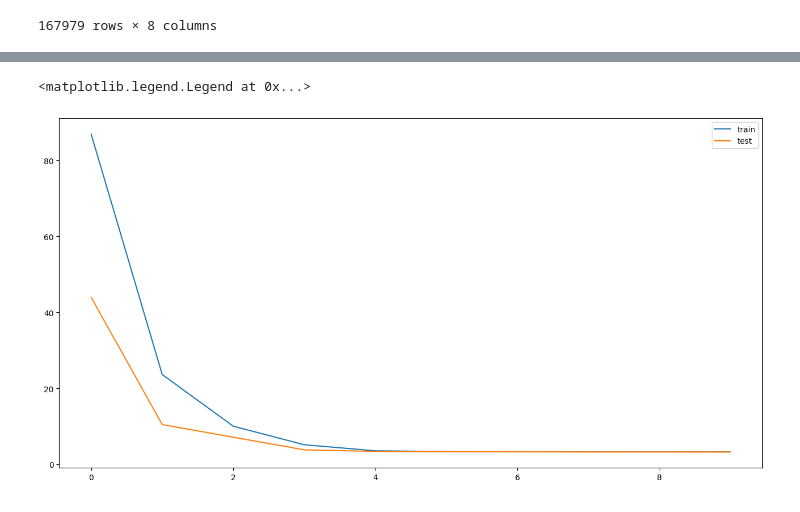
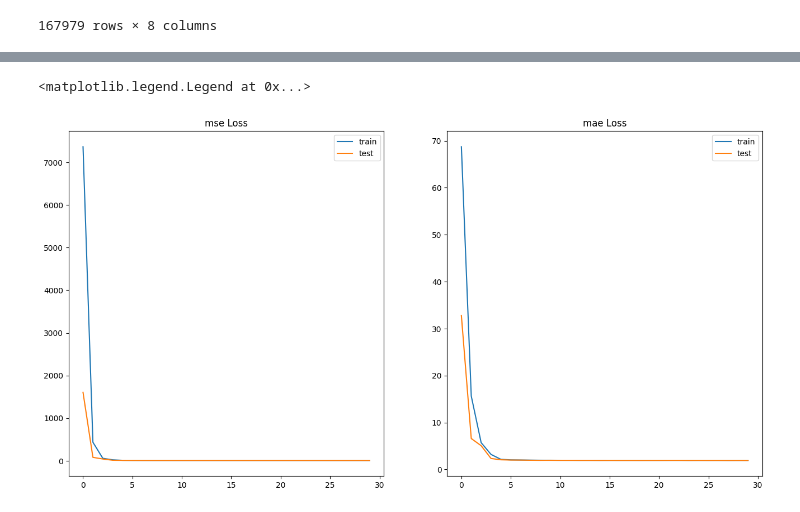
Before and after one commit to yunjihyung/Deep_learning_Programing, a Jupyter notebook: 과제1/Modeling/mlp.ipynb, the cells around one changed output, grey strips where cells are left out. Drawn from its saved outputs; the diff is of its cells as text; code cells hidden in the pictures.

```diff
--- a/과제1/Modeling/mlp.ipynb
+++ b/과제1/Modeling/mlp.ipynb
@@ -58,16 +54,14 @@ train_dataset = MyDataset(train_scaled, y_train)
 test_dataset = MyDataset(test_scaled, y_test)
 # %%
 train_loader = DataLoader(train_dataset, batch_size=32, shuffle=True)
-test_loader = DataLoader(test_dataset, batch_size=32, shuffle=True)
+test_loader = DataLoader(test_dataset, batch_size=32, shuffle=False)
 # %%
 model = nn.Sequential(
-    nn.Linear(6, 128),
-    nn.Sigmoid(),
-    nn.Linear(128, 64),
+    nn.Linear(6, 64),
     nn.Sigmoid(),
     nn.Linear(64, 32),
-     nn.Sigmoid(),
-    nn.Linear(32, 2)
+    nn.Sigmoid(),
+    nn.Linear(32, 2),
 )
 loss_fn = nn.MSELoss()
 optimizer = torch.optim.Adam(model.parameters(), lr=0.001)
@@ -104,10 +68,18 @@ valid_history = []
+# %%
+from src.loop import train_loop, valid_loop
+train_history = []
+valid_history = []
+train_mae_history = []
+valid_mae_history = []
 # %%
-epochs = 10
+epochs = 30
 for e in range(epochs):
     print(f"Epoch {e+1}")
-    train_loss = train_loop(train_loader, model, loss_fn, optimizer)
-    valid_loss = valid_loop(test_loader, model, loss_fn)
-    train_histtory.append(train_loss)
+    train_loss,train_mae = train_loop(train_loader, model, loss_fn, optimizer)
+    valid_loss,valid_mae = valid_loop(test_loader, model, loss_fn)
+    train_history.append(train_loss)
     valid_history.append(valid_loss)
+    train_mae_history.append(train_mae)
+    valid_mae_history.append(valid_mae)
 # %% [output]
 Epoch 1
@@ -133,8 +109,14 @@ Validation MAE loss: 3.28
 # %%
-f,a = plt.subplots(1,1,figsize = (16,8))
-a.plot(train_histtory,label = 'train')
-a.plot(valid_history,label = 'test')
-a.legend()
+f,a = plt.subplots(1,2,figsize = (16,8))
+a[0].plot(train_history,label = 'train')
+a[0].plot(valid_history,label = 'test')
+a[0].set_title('mse Loss')
+a[0].legend()
+
+a[1].plot(train_mae_history,label = 'train')
+a[1].plot(valid_mae_history,label = 'test')
+a[1].set_title('mae Loss')
+a[1].legend()
 # %% [output]
 <matplotlib.legend.Legend at 0x...>
-[figure, old version]
+[figure, new version]
```
Also changed, not shown: parts of 8 cells of this notebook, 1 other file.
